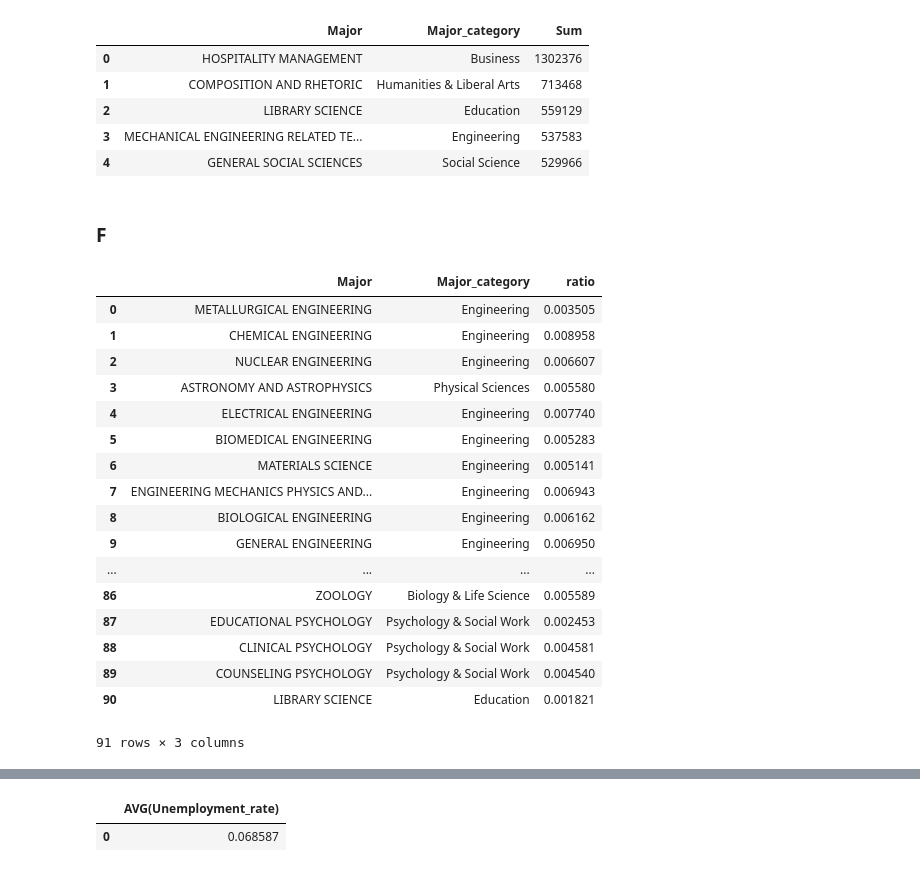
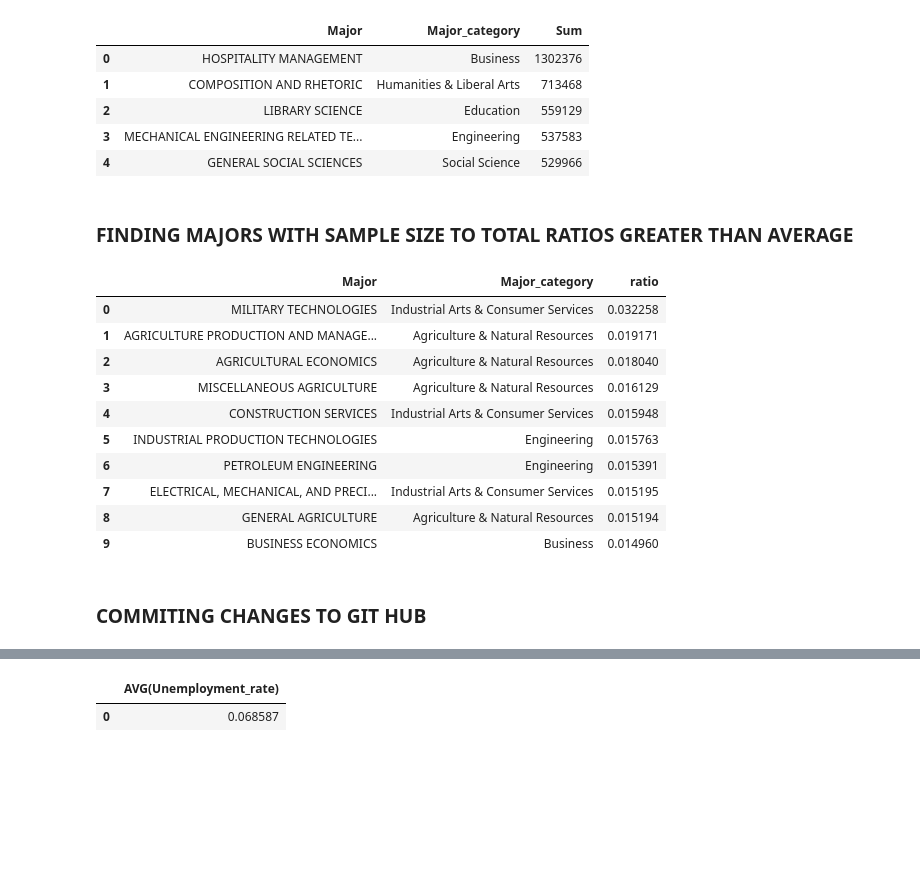
Before and after one commit to FightingInertia/SQL_Fundamentals-Intro_To_SQL, a Jupyter notebook: Introduction to SQL.ipynb, the cells around one changed output, grey strips where cells are left out. Cells and saved outputs as stored; diff of their text form; code cells hidden in the pictures; blank space fills up the shorter version.

Commit message:
Commiting SQL Subquery Section

```diff
--- a/Introduction to SQL.ipynb
+++ b/Introduction to SQL.ipynb
@@ -412,31 +412,26 @@ pd.read_sql("SELECT Major, Major_category, SUM(Total) AS Sum\
 | 2 | LIBRARY SCIENCE | Education | 559129 |
 | 3 | MECHANICAL ENGINEERING RELATED TE... | Engineering | 537583 |
 | 4 | GENERAL SOCIAL SCIENCES | Social Science | 529966 |
-# %% [markdown]
-### F
+# %% [markdown]
+### FINDING MAJORS WITH SAMPLE SIZE TO  TOTAL RATIOS GREATER THAN AVERAGE
 # %%
 pd.read_sql_query("SELECT Major,\
                           Major_category,\
                           CAST(Sample_size AS Float) / CAST(Total AS Float) AS ratio\
                    FROM recent_grads\
                    WHERE ratio > (SELECT AVG(CAST(Sample_size as Float)/CAST(Total as Float)) AS avg_ratio\
-                                  FROM recent_grads)", conn)
+                                  FROM recent_grads)\
+                   ORDER BY ratio DESC\
+                   LIMIT 10", conn)
 # %% [output]
 |  | Major | Major_category | ratio |
-| 0 | METALLURGICAL ENGINEERING | Engineering | 0.003505 |
-| 1 | CHEMICAL ENGINEERING | Engineering | 0.008958 |
-| 2 | NUCLEAR ENGINEERING | Engineering | 0.006607 |
-| 3 | ASTRONOMY AND ASTROPHYSICS | Physical Sciences | 0.005580 |
-| 4 | ELECTRICAL ENGINEERING | Engineering | 0.007740 |
-| 5 | BIOMEDICAL ENGINEERING | Engineering | 0.005283 |
-| 6 | MATERIALS SCIENCE | Engineering | 0.005141 |
-| 7 | ENGINEERING MECHANICS PHYSICS AND... | Engineering | 0.006943 |
-| 8 | BIOLOGICAL ENGINEERING | Engineering | 0.006162 |
-| 9 | GENERAL ENGINEERING | Engineering | 0.006950 |
-| ... | ... | ... | ... |
-| 86 | ZOOLOGY | Biology & Life Science | 0.005589 |
-| 87 | EDUCATIONAL PSYCHOLOGY | Psychology & Social Work | 0.002453 |
-| 88 | CLINICAL PSYCHOLOGY | Psychology & Social Work | 0.004581 |
-| 89 | COUNSELING PSYCHOLOGY | Psychology & Social Work | 0.004540 |
-| 90 | LIBRARY SCIENCE | Education | 0.001821 |
+| 0 | MILITARY TECHNOLOGIES | Industrial Arts & Consumer Services | 0.032258 |
+| 1 | AGRICULTURE PRODUCTION AND MANAGE... | Agriculture & Natural Resources | 0.019171 |
+| 2 | AGRICULTURAL ECONOMICS | Agriculture & Natural Resources | 0.018040 |
+| 3 | MISCELLANEOUS AGRICULTURE | Agriculture & Natural Resources | 0.016129 |
+| 4 | CONSTRUCTION SERVICES | Industrial Arts & Consumer Services | 0.015948 |
+| 5 | INDUSTRIAL PRODUCTION TECHNOLOGIES | Engineering | 0.015763 |
+| 6 | PETROLEUM ENGINEERING | Engineering | 0.015391 |
+| 7 | ELECTRICAL, MECHANICAL, AND PRECI... | Industrial Arts & Consumer Services | 0.015195 |
+| 8 | GENERAL AGRICULTURE | Agriculture & Natural Resources | 0.015194 |
+| 9 | BUSINESS ECONOMICS | Business | 0.014960 |
-91 rows × 3 columns
@@ -447,0 +438,2 @@ query = "SELECT Major, Median, Unemployed\
+# %% [markdown]
+### COMMITING CHANGES TO GIT HUB
```
Also changed, not shown: parts of 5 cells of this notebook.
